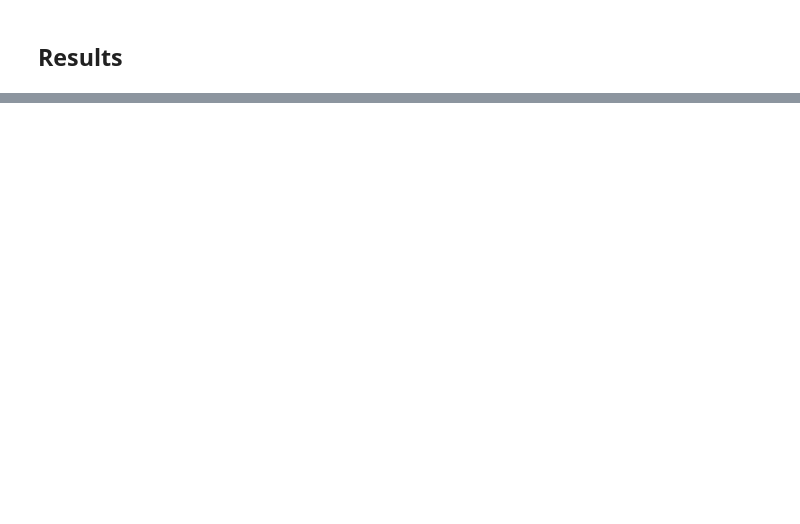
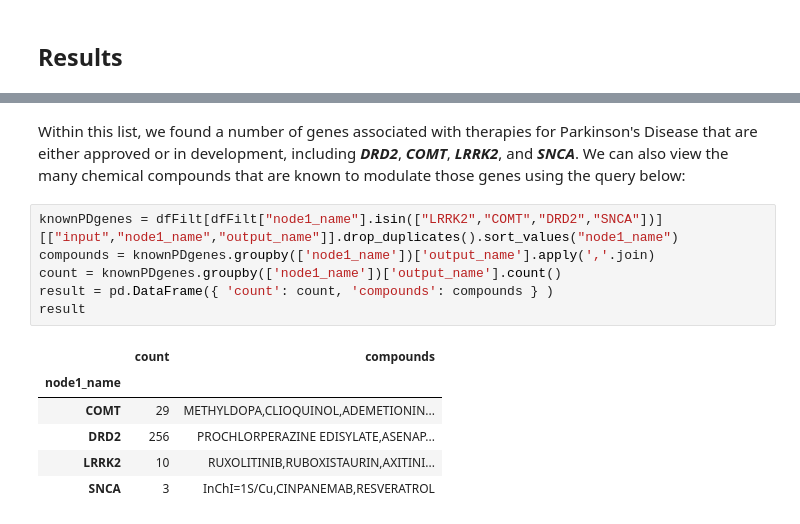
Before and after one commit to biothings/biothings_explorer_archived, a Jupyter notebook: jupyter notebooks/TIDBIT 02 Finding New Uses for Existing Drugs to Treat Parkinson’s Disease.ipynb, the cells around one changed output, grey strips where cells are left out. Drawn from its saved outputs; the diff is of its cells as text; blank space fills up the shorter version.

```diff
--- a/jupyter notebooks/TIDBIT 02 Finding New Uses for Existing Drugs to Treat Parkinson’s Disease.ipynb
+++ b/jupyter notebooks/TIDBIT 02 Finding New Uses for Existing Drugs to Treat Parkinson’s Disease.ipynb
@@ -172,0 +134,15 @@ df[[all(tup) for tup in zip(df['output_name'] == 'CHLORPROMAZINE', df['node1_nam
+# %% [markdown]
+Within this list, we found a number of genes associated with therapies for Parkinson's Disease that are either approved or in development, including **_DRD2_**, **_COMT_**, **_LRRK2_**, and **_SNCA_**.  We can also view the many chemical compounds that are known to modulate those genes using the query below:
+# %%
+knownPDgenes = dfFilt[dfFilt["node1_name"].isin(["LRRK2","COMT","DRD2","SNCA"])][["input","node1_name","output_name"]].drop_duplicates().sort_values("node1_name")
+compounds = knownPDgenes.groupby(['node1_name'])['output_name'].apply(','.join)
+count = knownPDgenes.groupby(['node1_name'])['output_name'].count()
+result = pd.DataFrame({ 'count': count, 'compounds': compounds } )
+result
+# %% [output]
+|  | count | compounds |
+| node1_name |  |  |
+| COMT | 29 | METHYLDOPA,CLIOQUINOL,ADEMETIONIN... |
+| DRD2 | 256 | PROCHLORPERAZINE EDISYLATE,ASENAP... |
+| LRRK2 | 10 | RUXOLITINIB,RUBOXISTAURIN,AXITINI... |
+| SNCA | 3 | InChI=1S/Cu,CINPANEMAB,RESVERATROL |
```
Also changed, not shown: parts of 14 cells of this notebook, 4 other files.
